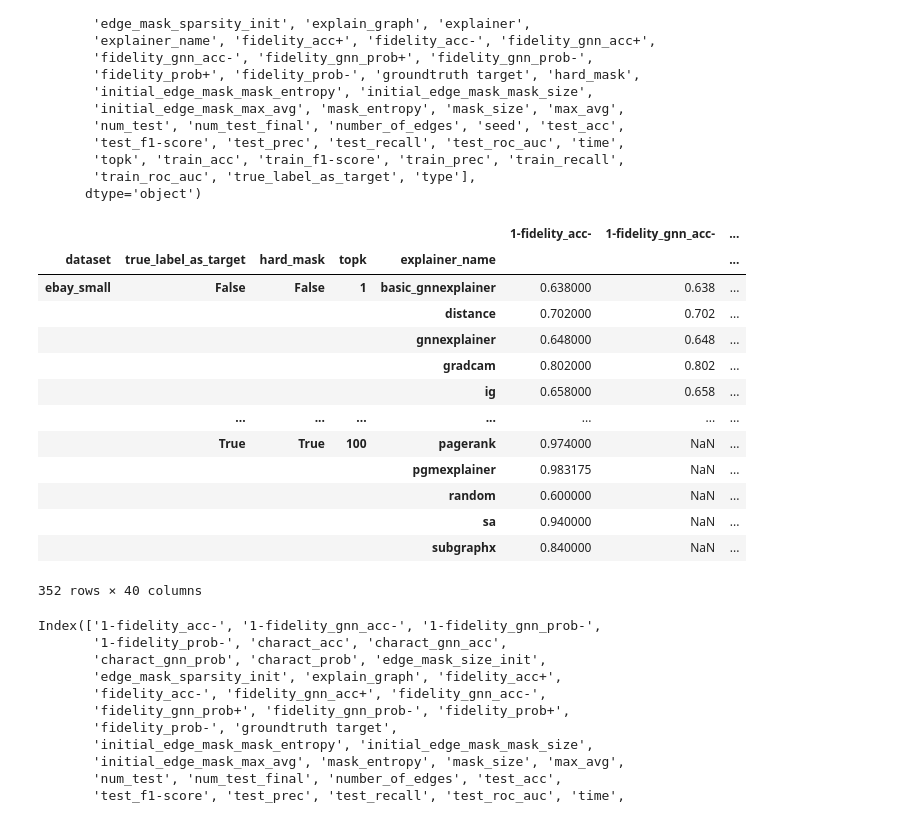
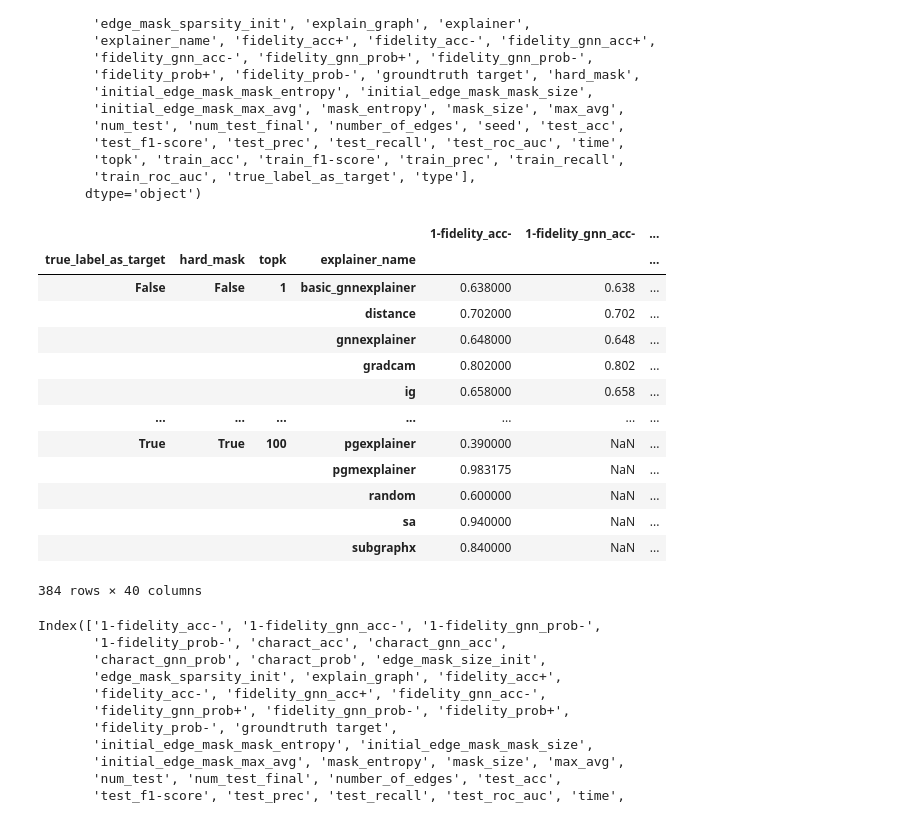
Before and after one commit to GraphFramEx/graphframex, a Jupyter notebook: notebooks/Results_eBay.ipynb, the cells around one changed output. Cells and saved outputs as stored; diff of their text form; code cells hidden in the pictures.

```diff
--- a/notebooks/Results_eBay.ipynb
+++ b/notebooks/Results_eBay.ipynb
@@ -40,0 +127,5 @@ res = res.reset_index()
+# %%
+df_res = pd.read_csv(os.path.join(dir, f'exp_result_decode_exp18_19_full.csv'), index_col = 0)
+df_pg = pd.read_csv(os.path.join(dir, f'exp_result_decode_exp23_24.csv'), index_col = 0)
+df_res = pd.concat([df_res, df_pg])
+df_res
@@ -127,25 +252,25 @@ Index(['1-fidelity_acc-', '1-fidelity_gnn_acc-', '1-fidelity_gnn_prob-',
        'train_roc_auc', 'true_label_as_target', 'type'],
       dtype='object')
 # %%
-res = df_res.groupby(by=['dataset', "true_label_as_target", "hard_mask", 'topk', 'explainer_name']).apply(lambda x: x.mean(skipna=True))
+res = df_res.groupby(by=["true_label_as_target", "hard_mask", 'topk', 'explainer_name']).apply(lambda x: x.mean(skipna=True))
 res = res.drop(columns=['seed', 'topk', 'hard_mask', 'true_label_as_target'])
 #res[['mask_size', "mask_entropy", "max_avg"]]
 res
 # %% [output]
-|  |  |  |  |  | 1-fidelity_acc- | 1-fidelity_gnn_acc- | ... |
-| dataset | true_label_as_target | hard_mask | topk | explainer_name |  |  | ... |
-| ebay_small | False | False | 1 | basic_gnnexplainer | 0.638000 | 0.638 | ... |
-|  |  |  |  | distance | 0.702000 | 0.702 | ... |
-|  |  |  |  | gnnexplainer | 0.648000 | 0.648 | ... |
-|  |  |  |  | gradcam | 0.802000 | 0.802 | ... |
-|  |  |  |  | ig | 0.658000 | 0.658 | ... |
-|  | ... | ... | ... | ... | ... | ... | ... |
-|  | True | True | 100 | pagerank | 0.974000 | NaN | ... |
-|  |  |  |  | pgmexplainer | 0.983175 | NaN | ... |
-|  |  |  |  | random | 0.600000 | NaN | ... |
-|  |  |  |  | sa | 0.940000 | NaN | ... |
-|  |  |  |  | subgraphx | 0.840000 | NaN | ... |
+|  |  |  |  | 1-fidelity_acc- | 1-fidelity_gnn_acc- | ... |
+| true_label_as_target | hard_mask | topk | explainer_name |  |  | ... |
+| False | False | 1 | basic_gnnexplainer | 0.638000 | 0.638 | ... |
+|  |  |  | distance | 0.702000 | 0.702 | ... |
+|  |  |  | gnnexplainer | 0.648000 | 0.648 | ... |
+|  |  |  | gradcam | 0.802000 | 0.802 | ... |
+|  |  |  | ig | 0.658000 | 0.658 | ... |
+| ... | ... | ... | ... | ... | ... | ... |
+| True | True | 100 | pgexplainer | 0.390000 | NaN | ... |
+|  |  |  | pgmexplainer | 0.983175 | NaN | ... |
+|  |  |  | random | 0.600000 | NaN | ... |
+|  |  |  | sa | 0.940000 | NaN | ... |
+|  |  |  | subgraphx | 0.840000 | NaN | ... |
-352 rows × 40 columns
+384 rows × 40 columns
 # %%
 res.columns
 # %% [output]
```
Also changed, not shown: parts of 12 cells of this notebook, 12 other files.
